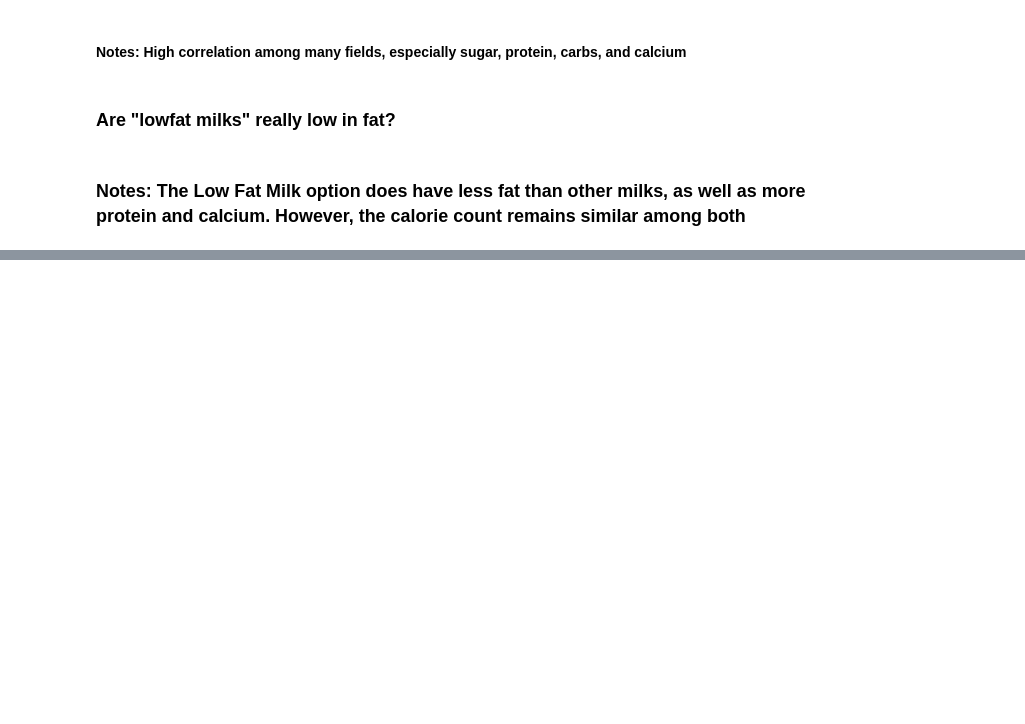
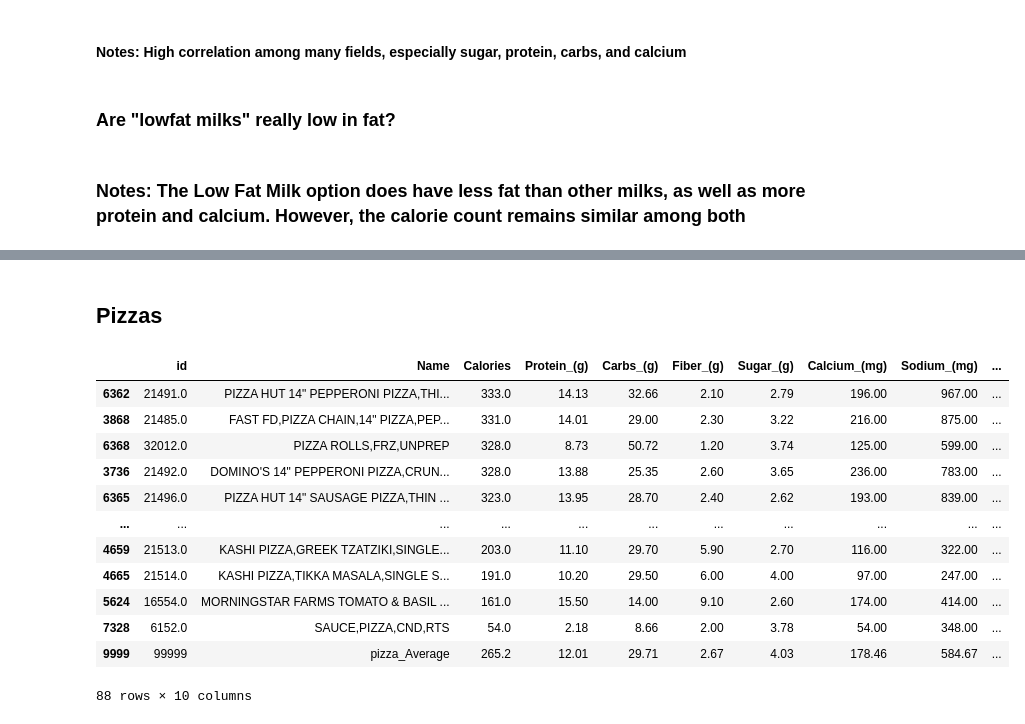
Before and after one commit to Dylanbbenson/Food_Nutrition_Analysis, a Jupyter notebook: Food_Nutrition_Analysis.ipynb, the cells around one changed output, grey strips where cells are left out. Cells and saved outputs as stored; diff of their text form; code cells hidden in the pictures; blank space fills up the shorter version.

```diff
--- a/Food_Nutrition_Analysis.ipynb
+++ b/Food_Nutrition_Analysis.ipynb
@@ -154,0 +277,18 @@ compare_milk
+# %% [markdown]
+## Pizzas
+# %%
+pizza
+# %% [output]
+|  | id | Name | Calories | Protein_(g) | Carbs_(g) | Fiber_(g) | Sugar_(g) | Calcium_(mg) | Sodium_(mg) | ... |
+| 6362 | 21491.0 | PIZZA HUT 14" PEPPERONI PIZZA,THI... | 333.0 | 14.13 | 32.66 | 2.10 | 2.79 | 196.00 | 967.00 | ... |
+| 3868 | 21485.0 | FAST FD,PIZZA CHAIN,14" PIZZA,PEP... | 331.0 | 14.01 | 29.00 | 2.30 | 3.22 | 216.00 | 875.00 | ... |
+| 6368 | 32012.0 | PIZZA ROLLS,FRZ,UNPREP | 328.0 | 8.73 | 50.72 | 1.20 | 3.74 | 125.00 | 599.00 | ... |
+| 3736 | 21492.0 | DOMINO'S 14" PEPPERONI PIZZA,CRUN... | 328.0 | 13.88 | 25.35 | 2.60 | 3.65 | 236.00 | 783.00 | ... |
+| 6365 | 21496.0 | PIZZA HUT 14" SAUSAGE PIZZA,THIN ... | 323.0 | 13.95 | 28.70 | 2.40 | 2.62 | 193.00 | 839.00 | ... |
+| ... | ... | ... | ... | ... | ... | ... | ... | ... | ... | ... |
+| 4659 | 21513.0 | KASHI PIZZA,GREEK TZATZIKI,SINGLE... | 203.0 | 11.10 | 29.70 | 5.90 | 2.70 | 116.00 | 322.00 | ... |
+| 4665 | 21514.0 | KASHI PIZZA,TIKKA MASALA,SINGLE S... | 191.0 | 10.20 | 29.50 | 6.00 | 4.00 | 97.00 | 247.00 | ... |
+| 5624 | 16554.0 | MORNINGSTAR FARMS TOMATO & BASIL ... | 161.0 | 15.50 | 14.00 | 9.10 | 2.60 | 174.00 | 414.00 | ... |
+| 7328 | 6152.0 | SAUCE,PIZZA,CND,RTS | 54.0 | 2.18 | 8.66 | 2.00 | 3.78 | 54.00 | 348.00 | ... |
+| 9999 | 99999 | pizza_Average | 265.2 | 12.01 | 29.71 | 2.67 | 4.03 | 178.46 | 584.67 | ... |
+88 rows × 10 columns
```
Also changed, not shown: parts of 13 cells of this notebook, 1 other file.
